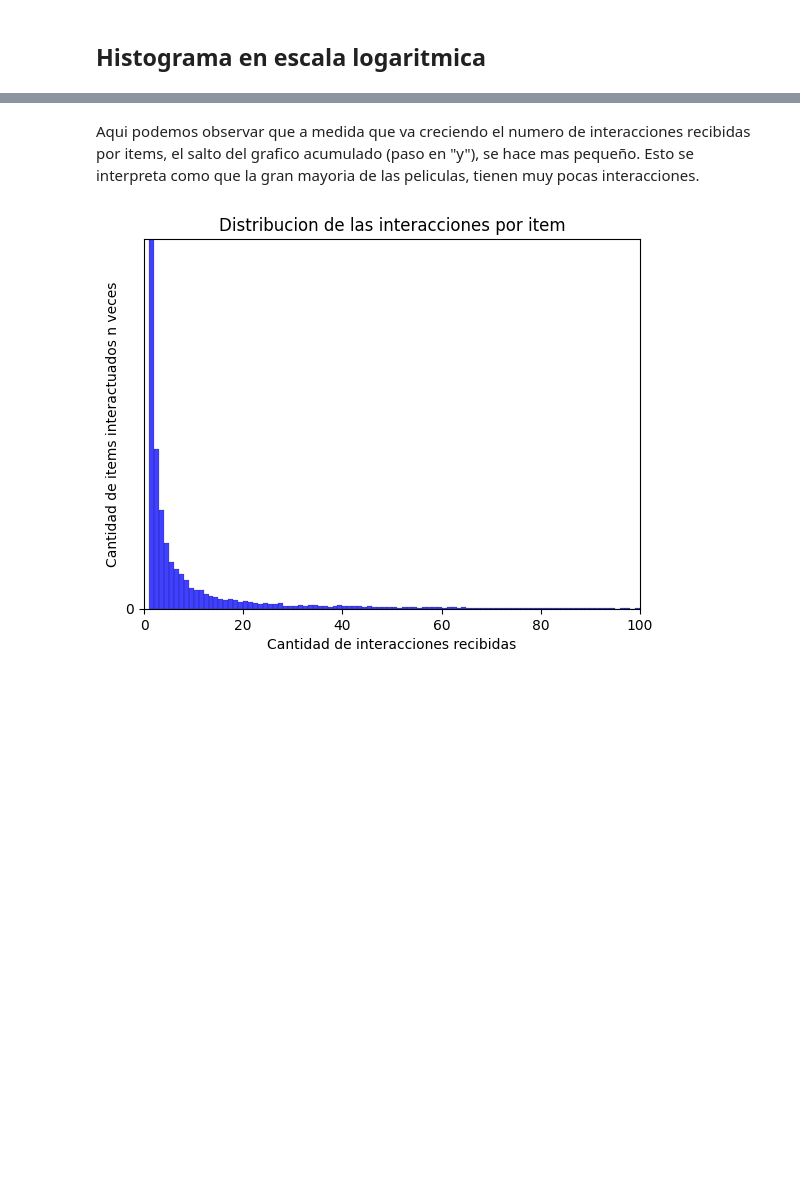
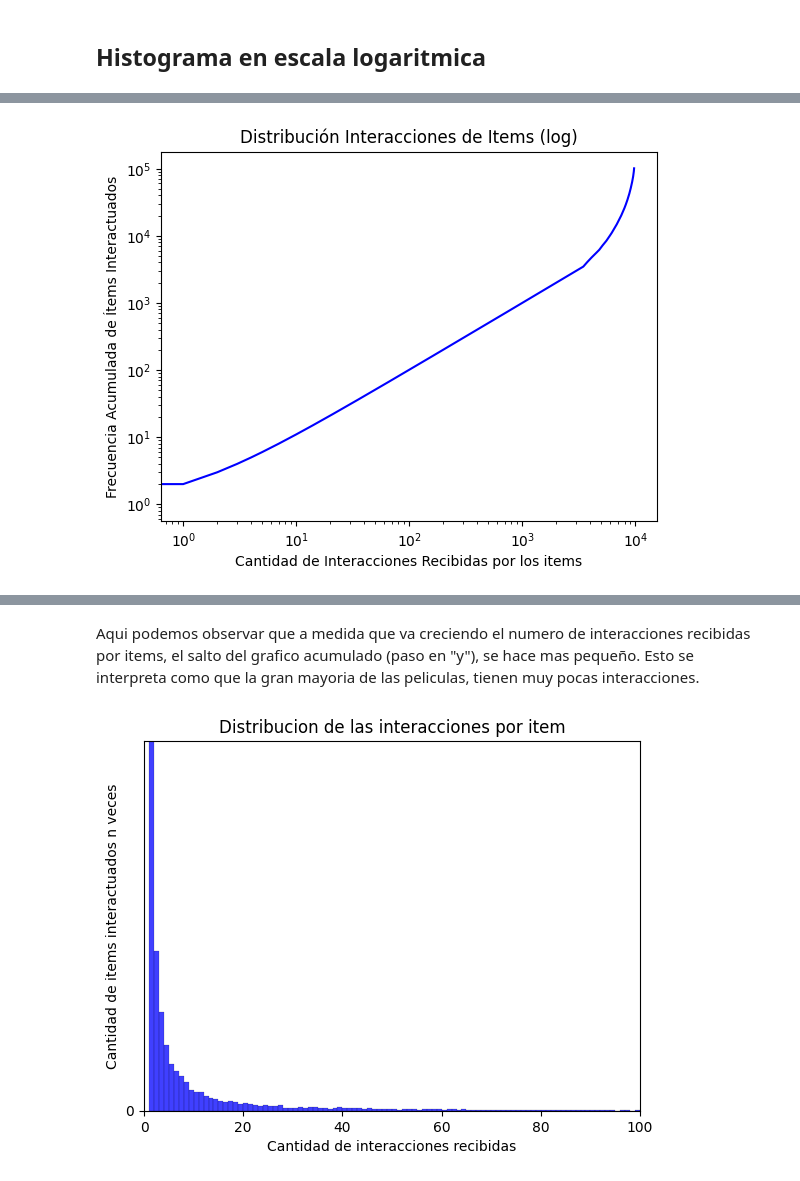
Before and after one commit to Csuarezgurruchaga/TESIS-HYBRID-RECOMMENDER-SYSTEM, a Jupyter notebook: source/prepro.ipynb, the cells around one changed output, grey strips where cells are left out. Cells and saved outputs as stored; diff of their text form; code cells hidden in the pictures; blank space fills up the shorter version.

```diff
--- a/source/prepro.ipynb
+++ b/source/prepro.ipynb
@@ -94,3 +101,19 @@ user_item_matrix_overlap.sample(2)
+# %%
+movie_counts = movies['movieId'].value_counts(ascending=True).values
+
+
+cumulative_frequency = movie_counts.cumsum()
+
+
+plt.plot(cumulative_frequency, linestyle='-', color = "b")
+plt.xscale('log')
+plt.yscale('log')
+plt.xlabel('Cantidad de Interacciones Recibidas por los items')
+plt.ylabel('Frecuencia Acumulada de Ítems Interactuados')
+plt.title('Distribución Interacciones de Items (log)')
+plt.show()
+# %% [output]
+[figure, added]
 # %%
 
 item_counts = movies['movieId'].value_counts()
```
Also changed, not shown: parts of 27 cells of this notebook.
